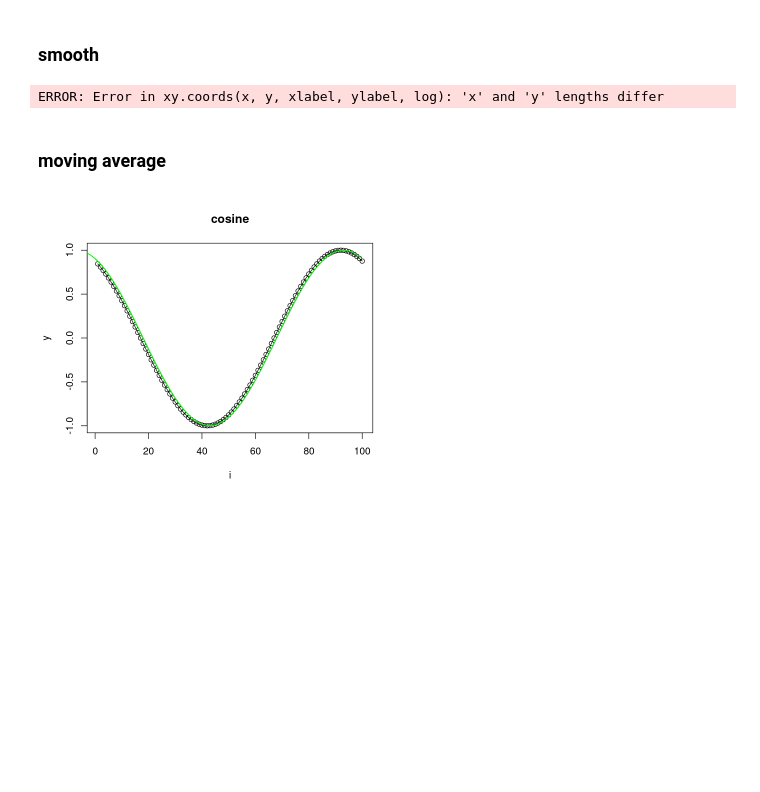
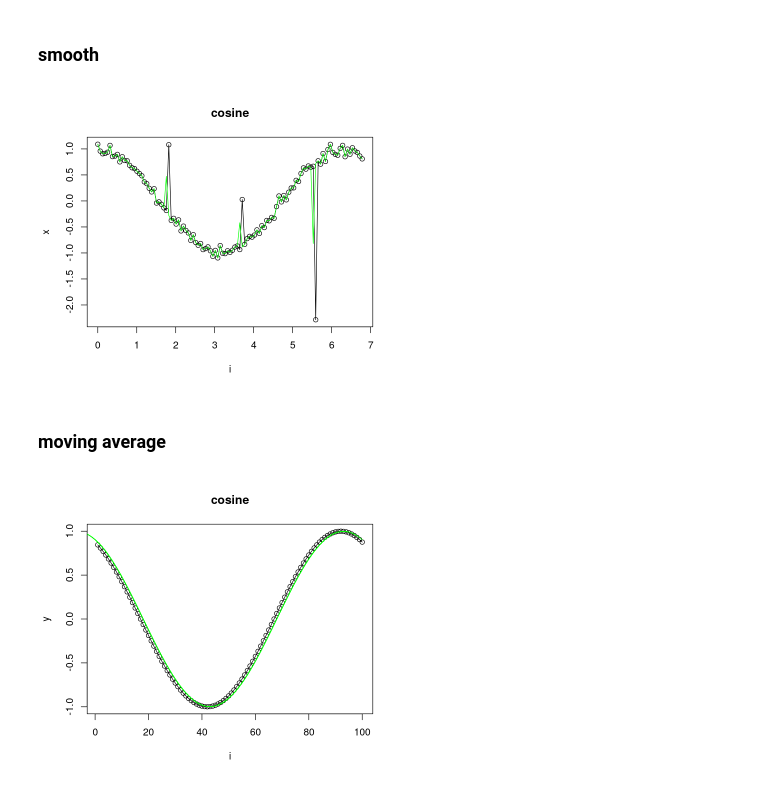
Before and after one commit to felipeat07/daltoolbox, a Jupyter notebook: examples/timeseries/ts_filter.ipynb, the cells around one changed output. Drawn from its saved outputs; the diff is of its cells as text; code cells hidden in the pictures; blank space fills up the shorter version.

```diff
--- a/examples/timeseries/ts_filter.ipynb
+++ b/examples/timeseries/ts_filter.ipynb
@@ -25,13 +51,13 @@ lines(i, x)
 # %%
 filter <- ts_smooth()
 filter <- fit(filter, x)
-xa <- transform(filter, x)
+y <- transform(filter, x)
 
-plot(x = i, y = y, main = "cosine")
-lines(x = i, y = y, col="black")
-lines(x = i, y = xa, col="green")
+plot(x = i, y = x, main = "cosine")
+lines(x = i, y = x, col="black")
+lines(x = i, y = y, col="green")
 # %% [output]
-ERROR: Error in xy.coords(x, y, xlabel, ylabel, log): 'x' and 'y' lengths differ
+[figure, added]
 # %% [markdown]
 ### moving average
 # %%
```
Also changed, not shown: parts of 3 cells of this notebook, 3 other files.
